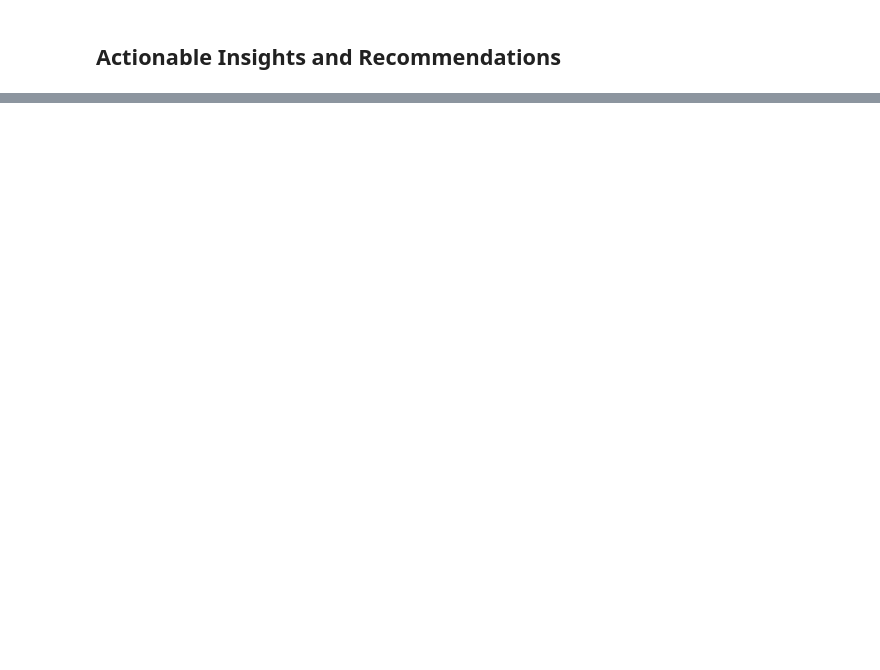
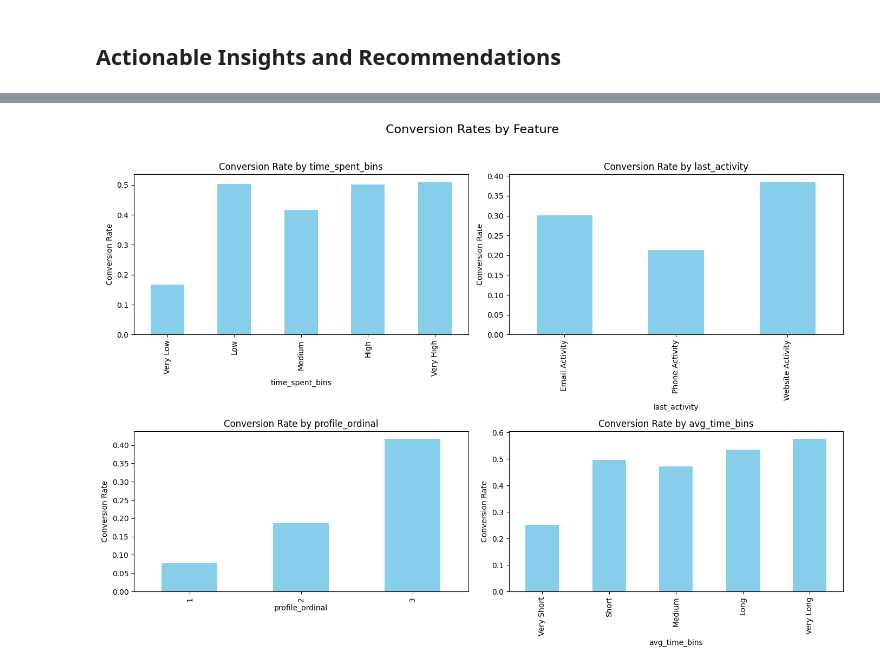
Before and after one commit to jmetzg11alpine/MIT_IDSS, a Jupyter notebook: week8_classification_hypothesis_testing/project_two/Learner+Notebook+-+Full+Code+Version+-+Potential+Customers+Prediction.ipynb, the cells around one changed output, grey strips where cells are left out. Cells and saved outputs as stored; diff of their text form; code cells hidden in the pictures; blank space fills up the shorter version.

```diff
--- a/week8_classification_hypothesis_testing/project_two/Learner+Notebook+-+Full+Code+Version+-+Potential+Customers+Prediction.ipynb
+++ b/week8_classification_hypothesis_testing/project_two/Learner+Notebook+-+Full+Code+Version+-+Potential+Customers+Prediction.ipynb
@@ -423,2 +635,10 @@ KeyError: 'exposed_ad'
 # %% [markdown]
 ## Building a Random Forest model
+# %%
+forest = RandomForestClassifier(class_weight='balanced', random_state=22)
+forest.fit(X_train, y_train)
+
+train_recall = recall_score(y_train, forest.predict(X_train))
+test_recall = recall_score(y_test, forest.predict(X_test))
+
+print(f'Recall score for train: {train_recall:.3f}, for test: {test_recall:.3f}')
@@ -426,0 +653,17 @@ KeyError: 'exposed_ad'
+# %%
+params = {
+    'n_estimators': [50, 100, 150],
+    'max_depth': [3, 5, 7, 10, 15, None],
+    'min_samples_split': [2, 5, 7, 10],
+    'min_samples_leaf': [1, 2, 3, 4],
+    'criterion': ['gini', 'entropy']
+}
+results = []
+for threshold in [0.001, 0.005, 0.01, 0.05, 0.075, 0.1]:
+    forest = RandomForestClassifier(class_weight='balanced', random_state=22)
+    model = MakeAModel(threshold, dfs, forest, params)
+    results.append(model.return_results())
+
+for i, result in enumerate(results):
+    print(f"Model: {i+1}: train recall = {result['train_recall']:.3f}, test_recall = {result['test_recall']:.3f}")
+best_result = results[1]
@@ -428,0 +708,22 @@ KeyError: 'exposed_ad'
+# %%
+new_df['time_spent_bins'] = pd.cut(new_df['time_spent_on_website'], bins=5, labels=['Very Low', 'Low', 'Medium', 'High', 'Very High'])
+new_df['avg_time_bins'] = pd.cut(new_df['avg_time_per_visit'], bins=5, labels=['Very Short', 'Short', 'Medium', 'Long', 'Very Long'])
+
+features_to_plot = ['time_spent_bins', 'last_activity', 'profile_ordinal', 'avg_time_bins']
+
+fig, axs = plt.subplots(2, 2, figsize=(14, 10))
+fig.suptitle("Conversion Rates by Feature", fontsize=16)
+
+axs = axs.flatten()
+
+for i, feature in enumerate(features_to_plot):
+    conversion_rates = new_df.groupby(feature)['status'].mean()
+    conversion_rates.plot(kind='bar', color='skyblue', ax=axs[i])
+    axs[i].set_title(f"Conversion Rate by {feature}")
+    axs[i].set_xlabel(feature)
+    axs[i].set_ylabel("Conversion Rate")
+
+plt.tight_layout()
+plt.show()
+# %% [output]
+[figure, added]
```
Also changed, not shown: parts of 28 cells of this notebook, 1 other file.
